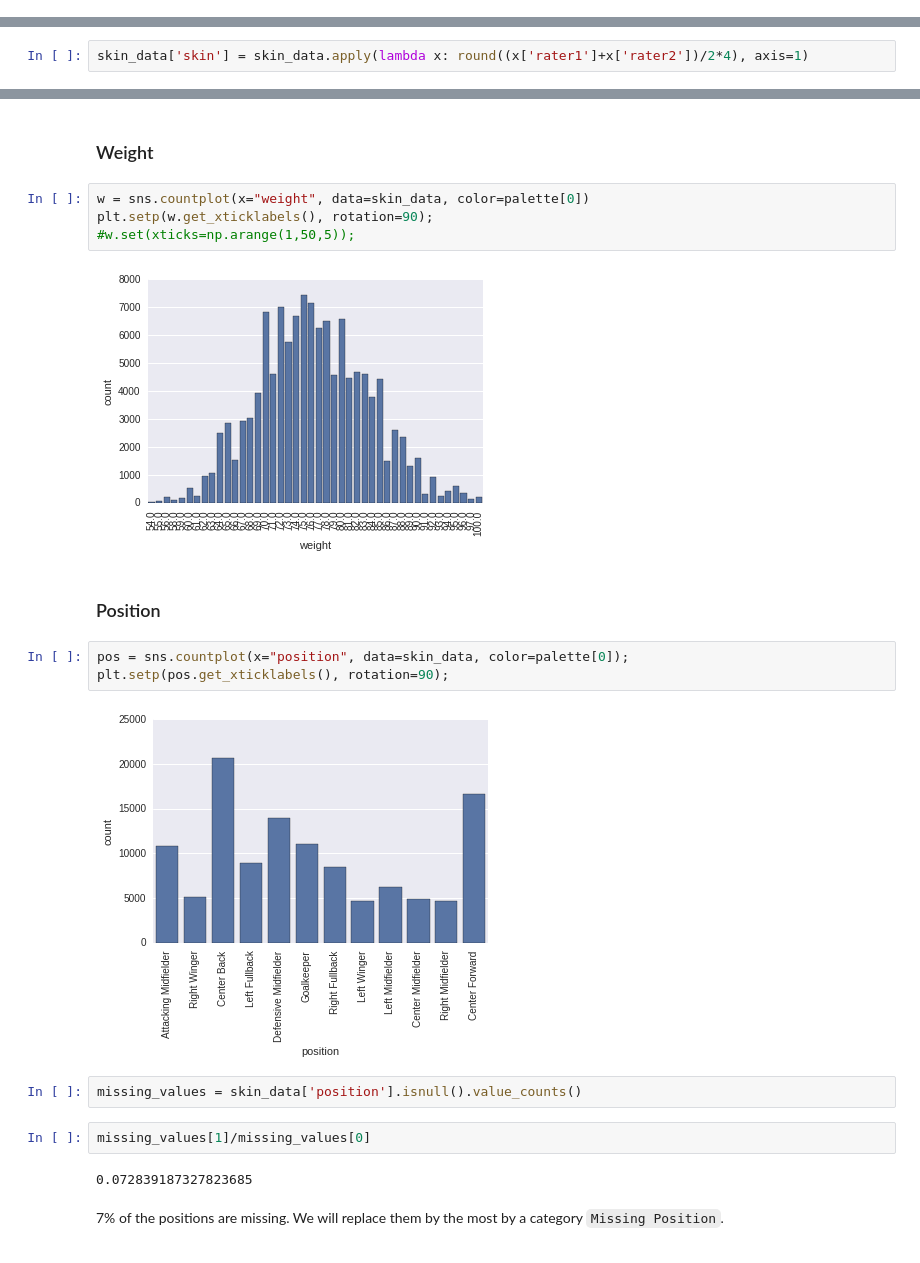
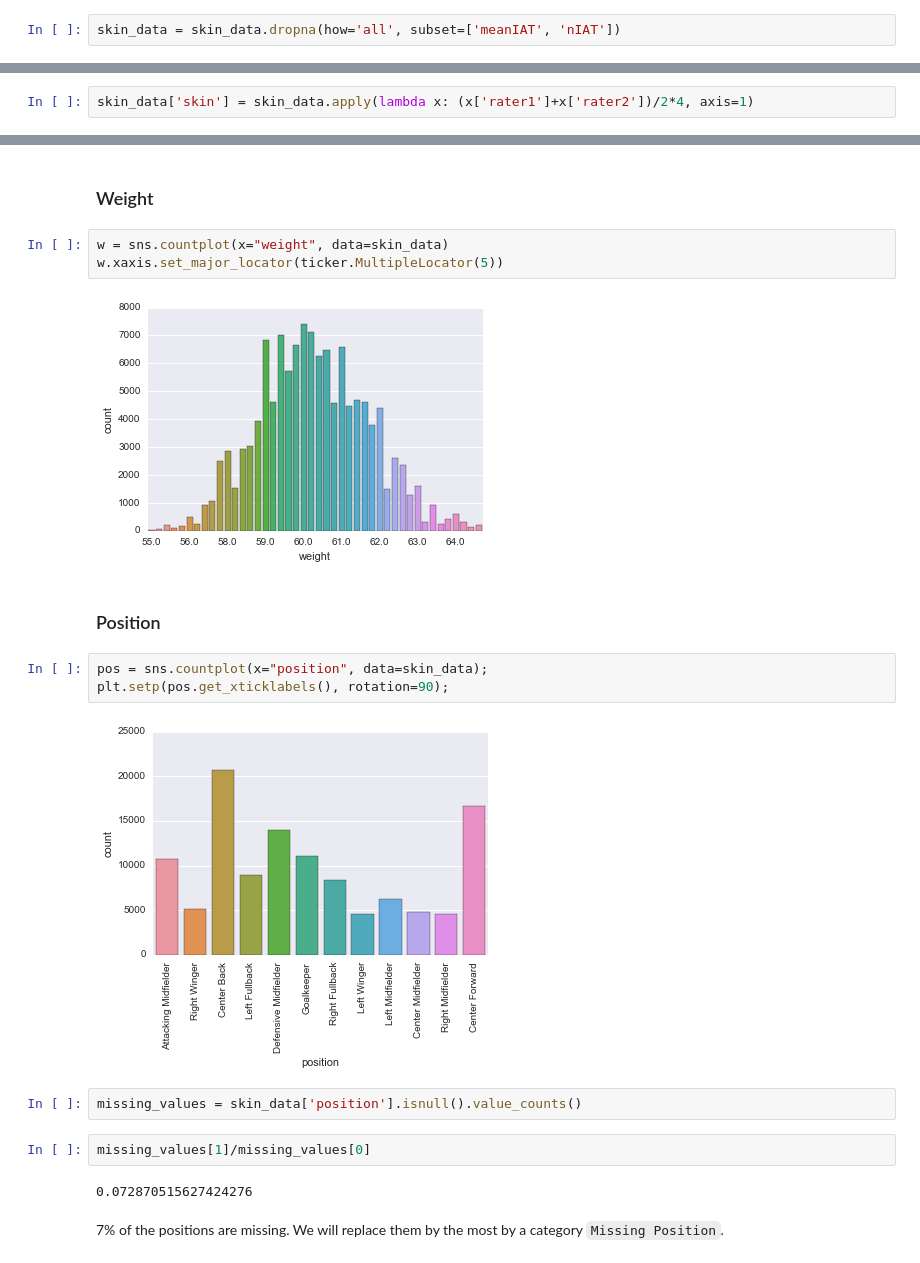
Before and after one commit to semplea/adaepfl-hw, a Jupyter notebook: 04 - Applied ML/nb.ipynb, the cells around one changed output, grey strips where cells are left out. Saved outputs shown, nothing was run; the diff lists cells and outputs as text.

```diff
--- a/04 - Applied ML/nb.ipynb
+++ b/04 - Applied ML/nb.ipynb
@@ -80,3 +82,5 @@ skin_data = data.dropna(how='all', subset=['rater1','rater2'])
+# %%
+skin_data = skin_data.dropna(how='all', subset=['meanIAT', 'nIAT'])
 # %%
 len(skin_data[skin_data.rater1.isnull() | (skin_data.rater2.isnull())])
 # %% [output]
@@ -103,3 +107,3 @@ If the two raters differ, it is only by one on the 5-point scale or by 2. We dec
 # %%
-skin_data['skin'] = skin_data.apply(lambda x: round((x['rater1']+x['rater2'])/2*4), axis=1)
+skin_data['skin'] = skin_data.apply(lambda x: (x['rater1']+x['rater2'])/2*4, axis=1)
 # %%
@@ -155,24 +160,23 @@ There is no outliers and the distribution looks normal.
 # %% [markdown]
 ### Weight
 # %%
-w = sns.countplot(x="weight", data=skin_data, color=palette[0])
-plt.setp(w.get_xticklabels(), rotation=90);
-#w.set(xticks=np.arange(1,50,5));
+w = sns.countplot(x="weight", data=skin_data)
+w.xaxis.set_major_locator(ticker.MultipleLocator(5))
 # %% [output]
-[figure, old version]
+[figure, new version]
 # %% [markdown]
 ### Position
 # %%
-pos = sns.countplot(x="position", data=skin_data, color=palette[0]);
+pos = sns.countplot(x="position", data=skin_data);
 plt.setp(pos.get_xticklabels(), rotation=90);
 # %% [output]
-[figure, old version]
+[figure, new version]
 # %%
 missing_values = skin_data['position'].isnull().value_counts()
 # %%
 missing_values[1]/missing_values[0]
 # %% [output]
-0.072839187327823685
+0.072870515627424276
 # %% [markdown]
 7% of the positions are missing. We will replace them by the most by a category `Missing Position`.
 # %% [markdown]
```
Also changed, not shown: parts of 48 cells of this notebook.
